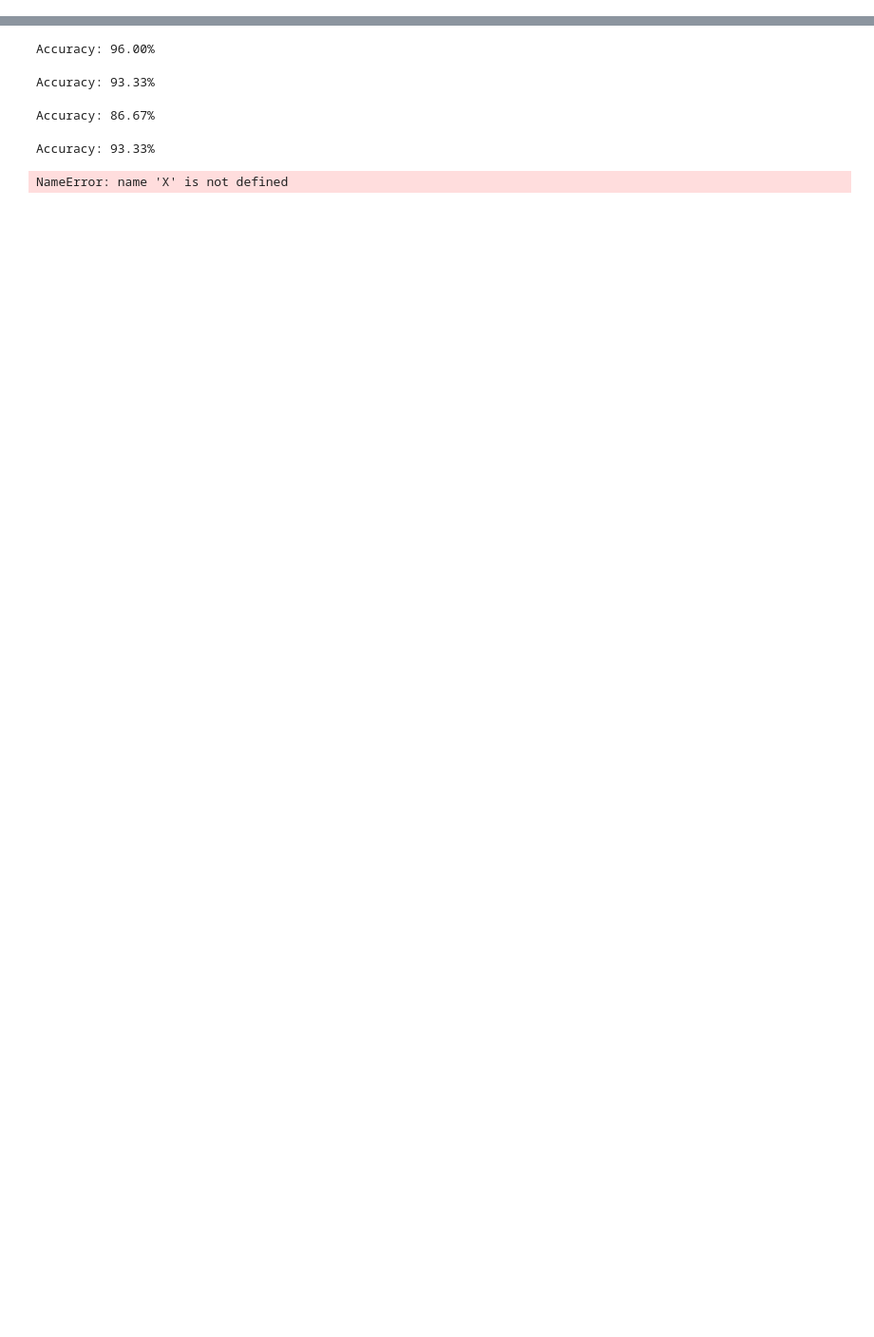
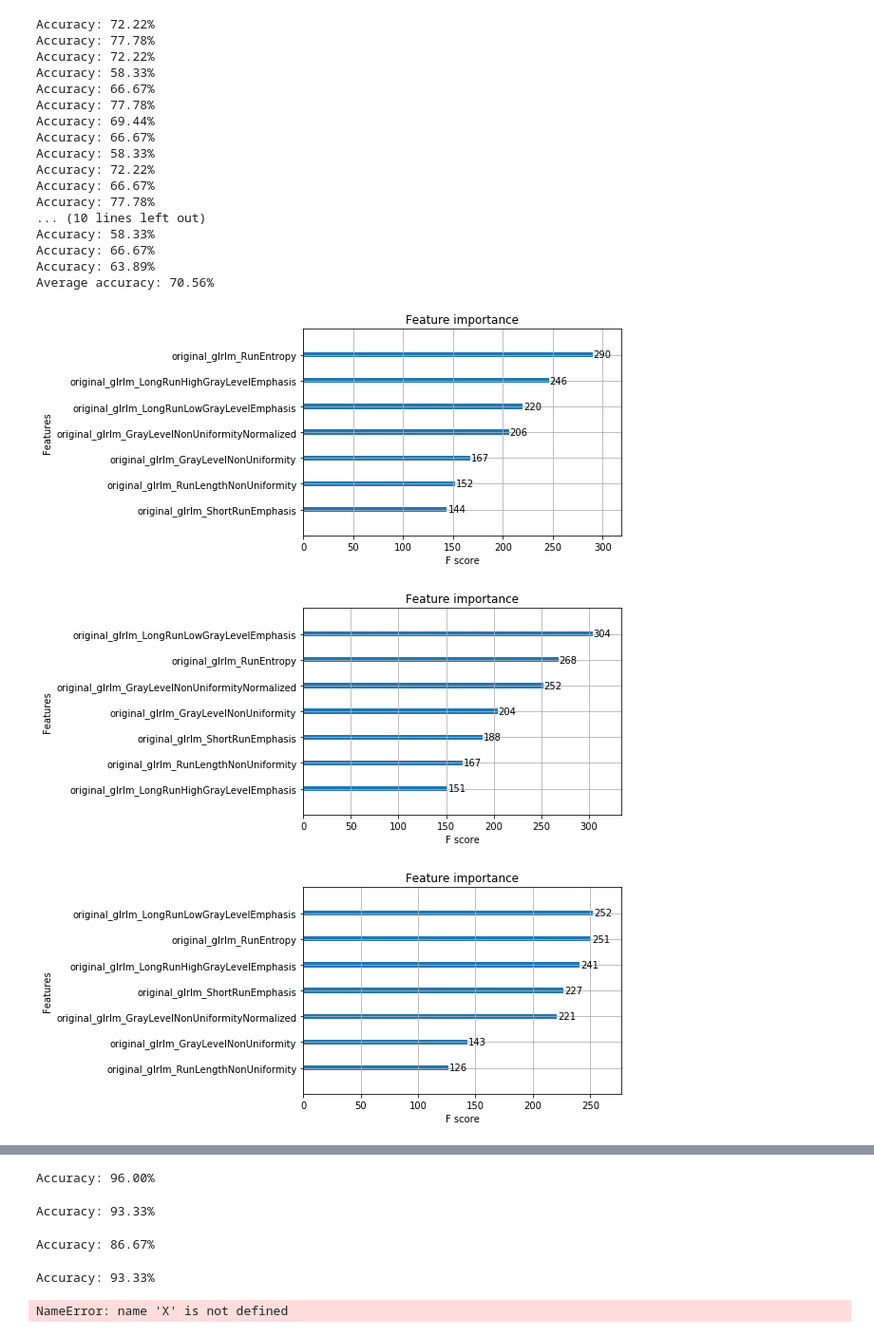
Before and after one commit to ikachko/algorithm-detects-liver-pathology, a Jupyter notebook: xdgboost_learn.ipynb, the cells around one changed output, grey strips where cells are left out. Shown at 95% size. Saved outputs shown, nothing was run; the diff lists cells and outputs as text; code cells hidden in the pictures; blank space fills up the shorter version.

Commit message:
Added Feature importances

```diff
--- a/xdgboost_learn.ipynb
+++ b/xdgboost_learn.ipynb
@@ -10,0 +60,3 @@ dataset.head()
+# %%
+glrlm_data = dataset[glrlm_features]
+glrlm_data.head()
@@ -10,0 +70,15 @@ dataset.head()
+# %%
+from xgboost import plot_importance
+
+important_features = [
+    'original_glrlm_GrayLevelNonUniformity',
+    'original_glrlm_GrayLevelNonUniformityNormalized',
+#     'original_glrlm_GrayLevelVariance',
+    'original_glrlm_LongRunHighGrayLevelEmphasis',
+    'original_glrlm_LongRunLowGrayLevelEmphasis',
+    'original_glrlm_RunEntropy',
+    'original_glrlm_RunLengthNonUniformity',
+    'original_glrlm_ShortRunEmphasis',
+    'diagnosis_code'
+]
+print(glrlm_data.columns)
@@ -10,0 +101,49 @@ dataset.head()
+# %%
+imp_glrlm_data = glrlm_data[important_features]
+X = imp_glrlm_data.iloc[:, :-1]
+Y = imp_glrlm_data.iloc[:, -1]
+
+test_size = 0.33
+
+model = XGBClassifier()
+
+acc = []
+
+for i in range(25):
+    seed = i
+    X_train, X_test, y_train, y_test = train_test_split(X, Y, test_size=test_size, random_state=seed)
+    model.fit(X_train, y_train)
+
+#     print(model.feature_importances_)
+#     pyplot.bar(range(len(model.feature_importances_)), model.feature_importances_)
+#     pyplot.show()
+    plot_importance(model)
+    y_pred = model.predict(X_test)
+
+    predictions = [round(value) for value in y_pred]
+    accuracy = accuracy_score(y_test, predictions)
+    acc.append(accuracy)
+    print("Accuracy: %.2f%%" % (accuracy * 100.0))
+
+print('Average accuracy: %.2f%%' % (np.asarray(acc).mean() * 100.0))
+# %% [output]
+Accuracy: 72.22%
+Accuracy: 77.78%
+Accuracy: 72.22%
+Accuracy: 58.33%
+Accuracy: 66.67%
+Accuracy: 77.78%
+Accuracy: 69.44%
+Accuracy: 66.67%
+Accuracy: 58.33%
+Accuracy: 72.22%
+Accuracy: 66.67%
+Accuracy: 77.78%
+... (10 lines left out)
+Accuracy: 58.33%
+Accuracy: 66.67%
+Accuracy: 63.89%
+Average accuracy: 70.56%
+[figure, added]
+[figure, added]
+[figure, added]
```
Also changed, not shown: parts of 9 cells of this notebook.
